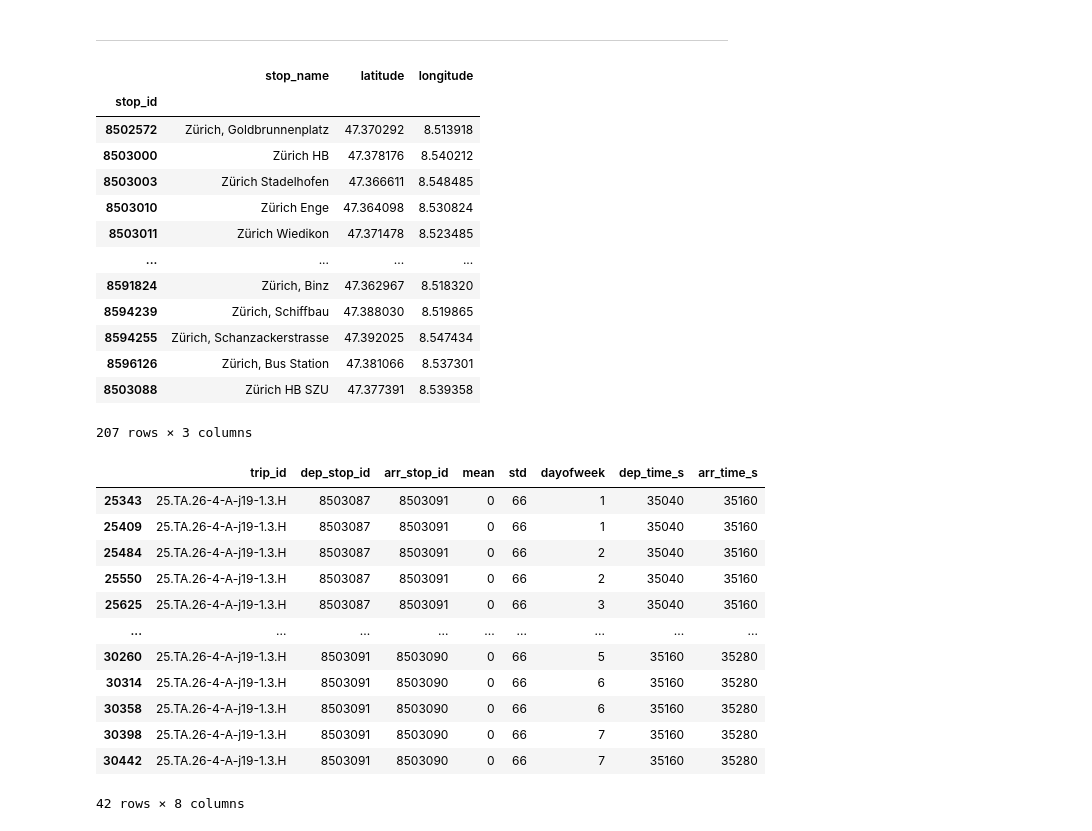
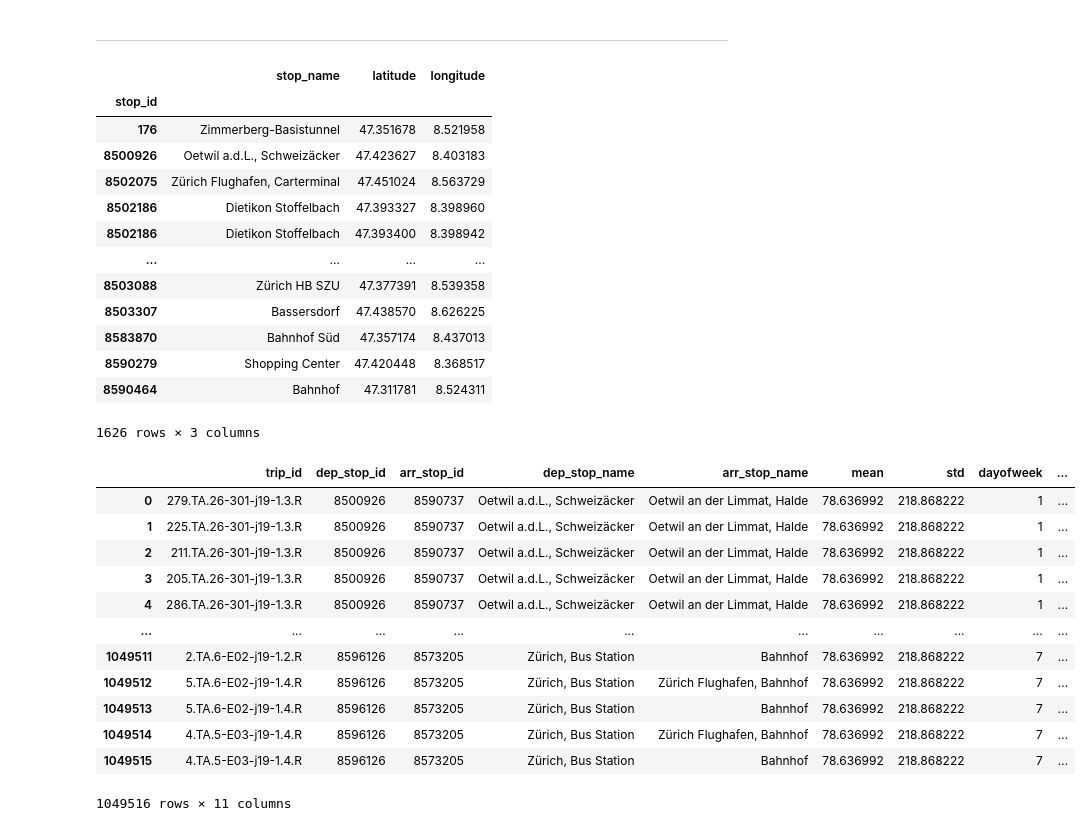
Before and after one commit to michaelroust/stochastic-journey-planner, a Jupyter notebook: notebooks/algo.ipynb, the cells around one changed output. Drawn from its saved outputs; the diff is of its cells as text; code cells hidden in the pictures.

```diff
--- a/notebooks/algo.ipynb
+++ b/notebooks/algo.ipynb
@@ -3,7 +3,7 @@
 import pickle
 import pandas as pd
 pd.set_option("display.max_rows",40)
-# pd.set_option("display.max_columns", 10)
+pd.set_option("display.max_columns", 100)
 import matplotlib.pyplot as plt
 %matplotlib inline
 
@@ -78,33 +78,34 @@ df_stops
 # %% [output]
 |  | stop_name | latitude | longitude |
 | stop_id |  |  |  |
-| 8502572 | Zürich, Goldbrunnenplatz | 47.370292 | 8.513918 |
-| 8503000 | Zürich HB | 47.378176 | 8.540212 |
-| 8503003 | Zürich Stadelhofen | 47.366611 | 8.548485 |
-| 8503010 | Zürich Enge | 47.364098 | 8.530824 |
-| 8503011 | Zürich Wiedikon | 47.371478 | 8.523485 |
+| 176 | Zimmerberg-Basistunnel | 47.351678 | 8.521958 |
+| 8500926 | Oetwil a.d.L., Schweizäcker | 47.423627 | 8.403183 |
+| 8502075 | Zürich Flughafen, Carterminal | 47.451024 | 8.563729 |
+| 8502186 | Dietikon Stoffelbach | 47.393327 | 8.398960 |
+| 8502186 | Dietikon Stoffelbach | 47.393400 | 8.398942 |
 | ... | ... | ... | ... |
-| 8591824 | Zürich, Binz | 47.362967 | 8.518320 |
-| 8594239 | Zürich, Schiffbau | 47.388030 | 8.519865 |
-| 8594255 | Zürich, Schanzackerstrasse | 47.392025 | 8.547434 |
-| 8596126 | Zürich, Bus Station | 47.381066 | 8.537301 |
 | 8503088 | Zürich HB SZU | 47.377391 | 8.539358 |
+| 8503307 | Bassersdorf | 47.438570 | 8.626225 |
+| 8583870 | Bahnhof Süd | 47.357174 | 8.437013 |
+| 8590279 | Shopping Center | 47.420448 | 8.368517 |
+| 8590464 | Bahnhof | 47.311781 | 8.524311 |
-207 rows × 3 columns
+1626 rows × 3 columns
 # %%
 # df_conns[df_conns['trip_id'] == '25.TA.26-4-A-j19-1.3.H']
+df_conns
 # %% [output]
-|  | trip_id | dep_stop_id | arr_stop_id | mean | std | dayofweek | dep_time_s | arr_time_s |
-| 25343 | 25.TA.26-4-A-j19-1.3.H | 8503087 | 8503091 | 0 | 66 | 1 | 35040 | 35160 |
-| 25409 | 25.TA.26-4-A-j19-1.3.H | 8503087 | 8503091 | 0 | 66 | 1 | 35040 | 35160 |
-| 25484 | 25.TA.26-4-A-j19-1.3.H | 8503087 | 8503091 | 0 | 66 | 2 | 35040 | 35160 |
-| 25550 | 25.TA.26-4-A-j19-1.3.H | 8503087 | 8503091 | 0 | 66 | 2 | 35040 | 35160 |
-| 25625 | 25.TA.26-4-A-j19-1.3.H | 8503087 | 8503091 | 0 | 66 | 3 | 35040 | 35160 |
-| ... | ... | ... | ... | ... | ... | ... | ... | ... |
-| 30260 | 25.TA.26-4-A-j19-1.3.H | 8503091 | 8503090 | 0 | 66 | 5 | 35160 | 35280 |
-| 30314 | 25.TA.26-4-A-j19-1.3.H | 8503091 | 8503090 | 0 | 66 | 6 | 35160 | 35280 |
-| 30358 | 25.TA.26-4-A-j19-1.3.H | 8503091 | 8503090 | 0 | 66 | 6 | 35160 | 35280 |
-| 30398 | 25.TA.26-4-A-j19-1.3.H | 8503091 | 8503090 | 0 | 66 | 7 | 35160 | 35280 |
-| 30442 | 25.TA.26-4-A-j19-1.3.H | 8503091 | 8503090 | 0 | 66 | 7 | 35160 | 35280 |
+|  | trip_id | dep_stop_id | arr_stop_id | dep_stop_name | arr_stop_name | mean | std | dayofweek | ... |
+| 0 | 279.TA.26-301-j19-1.3.R | 8500926 | 8590737 | Oetwil a.d.L., Schweizäcker | Oetwil an der Limmat, Halde | 78.636992 | 218.868222 | 1 | ... |
+| 1 | 225.TA.26-301-j19-1.3.R | 8500926 | 8590737 | Oetwil a.d.L., Schweizäcker | Oetwil an der Limmat, Halde | 78.636992 | 218.868222 | 1 | ... |
+| 2 | 211.TA.26-301-j19-1.3.R | 8500926 | 8590737 | Oetwil a.d.L., Schweizäcker | Oetwil an der Limmat, Halde | 78.636992 | 218.868222 | 1 | ... |
+| 3 | 205.TA.26-301-j19-1.3.R | 8500926 | 8590737 | Oetwil a.d.L., Schweizäcker | Oetwil an der Limmat, Halde | 78.636992 | 218.868222 | 1 | ... |
+| 4 | 286.TA.26-301-j19-1.3.R | 8500926 | 8590737 | Oetwil a.d.L., Schweizäcker | Oetwil an der Limmat, Halde | 78.636992 | 218.868222 | 1 | ... |
+| ... | ... | ... | ... | ... | ... | ... | ... | ... | ... |
+| 1049511 | 2.TA.6-E02-j19-1.2.R | 8596126 | 8573205 | Zürich, Bus Station | Bahnhof | 78.636992 | 218.868222 | 7 | ... |
+| 1049512 | 5.TA.6-E02-j19-1.4.R | 8596126 | 8573205 | Zürich, Bus Station | Zürich Flughafen, Bahnhof | 78.636992 | 218.868222 | 7 | ... |
+| 1049513 | 5.TA.6-E02-j19-1.4.R | 8596126 | 8573205 | Zürich, Bus Station | Bahnhof | 78.636992 | 218.868222 | 7 | ... |
+| 1049514 | 4.TA.5-E03-j19-1.4.R | 8596126 | 8573205 | Zürich, Bus Station | Zürich Flughafen, Bahnhof | 78.636992 | 218.868222 | 7 | ... |
+| 1049515 | 4.TA.5-E03-j19-1.4.R | 8596126 | 8573205 | Zürich, Bus Station | Bahnhof | 78.636992 | 218.868222 | 7 | ... |
-42 rows × 8 columns
+1049516 rows × 11 columns
 # %%
 df_walks
```
Also changed, not shown: parts of 2 cells of this notebook, 10 other files.
